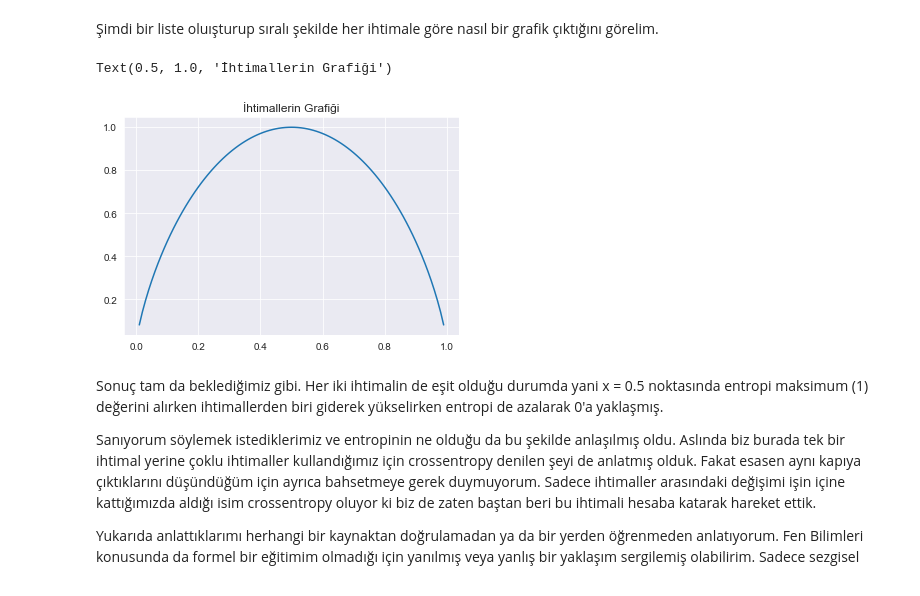
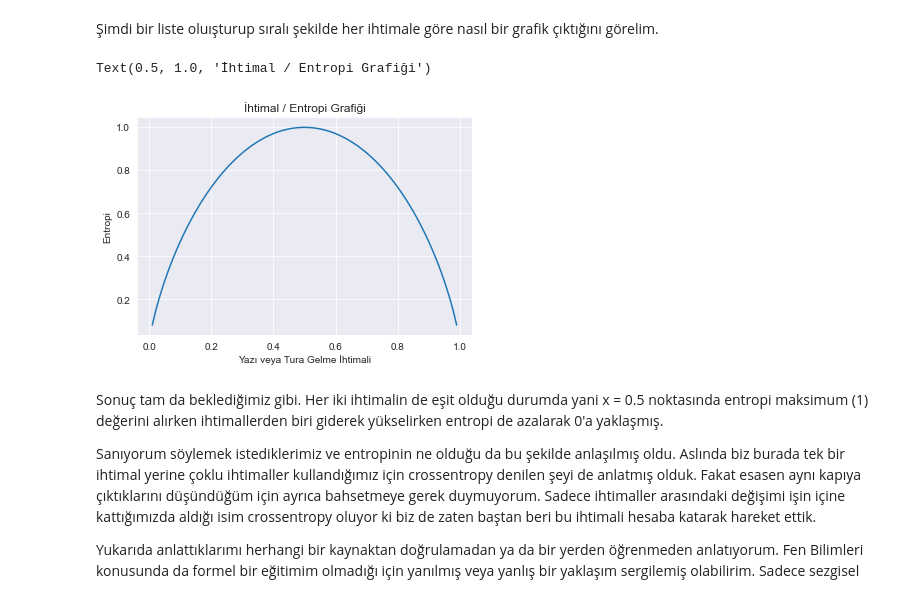
Before and after one commit to Vitra-Veri-Bilimi-Bootcamp/RegaipKURT, a Jupyter notebook: VitrA-Bootcamp/Entropy_and_CrossEntropy.ipynb, the cells around one changed output. Saved outputs shown, nothing was run; the diff lists cells and outputs as text; code cells hidden in the pictures.

```diff
--- a/VitrA-Bootcamp/Entropy_and_CrossEntropy.ipynb
+++ b/VitrA-Bootcamp/Entropy_and_CrossEntropy.ipynb
@@ -118,13 +118,15 @@ def entropyForCoin(p=0.5):
 # %%
 probs = list(np.arange(0.01, 1, 0.01))
 
 results = [entropyForCoin(i) for i in probs]
 
 sns.lineplot(x=probs, y=results)
-plt.title("İhtimallerin Grafiği")
+plt.xlabel("Yazı veya Tura Gelme İhtimali")
+plt.ylabel("Entropi")
+plt.title("İhtimal / Entropi Grafiği")
 # %% [output]
-Text(0.5, 1.0, 'İhtimallerin Grafiği')
+Text(0.5, 1.0, 'İhtimal / Entropi Grafiği')
-[figure, old version]
+[figure, new version]
 # %% [markdown]
 Sonuç tam da beklediğimiz gibi. Her iki ihtimalin de eşit olduğu durumda yani x = 0.5 noktasında entropi maksimum (1) değerini alırken ihtimallerden biri giderek yükselirken entropi de azalarak 0'a yaklaşmış.
 
```
